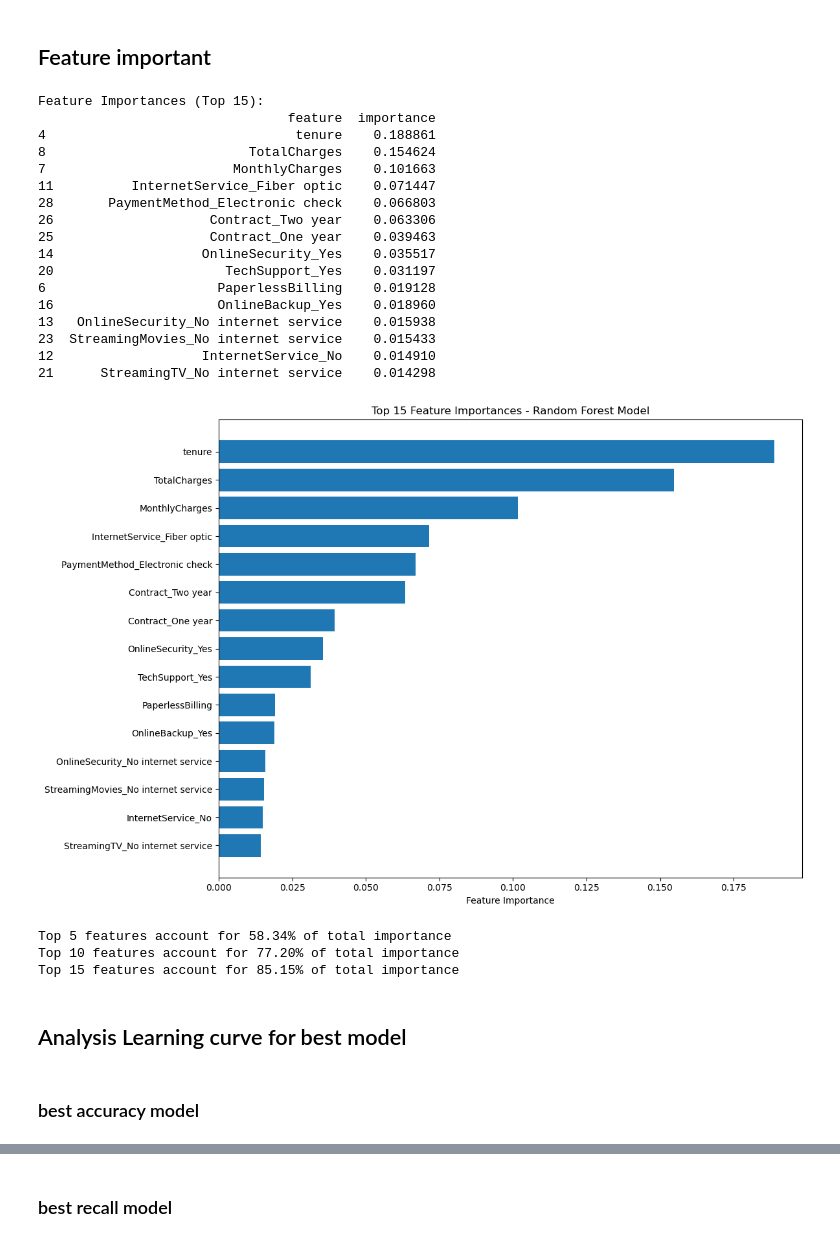
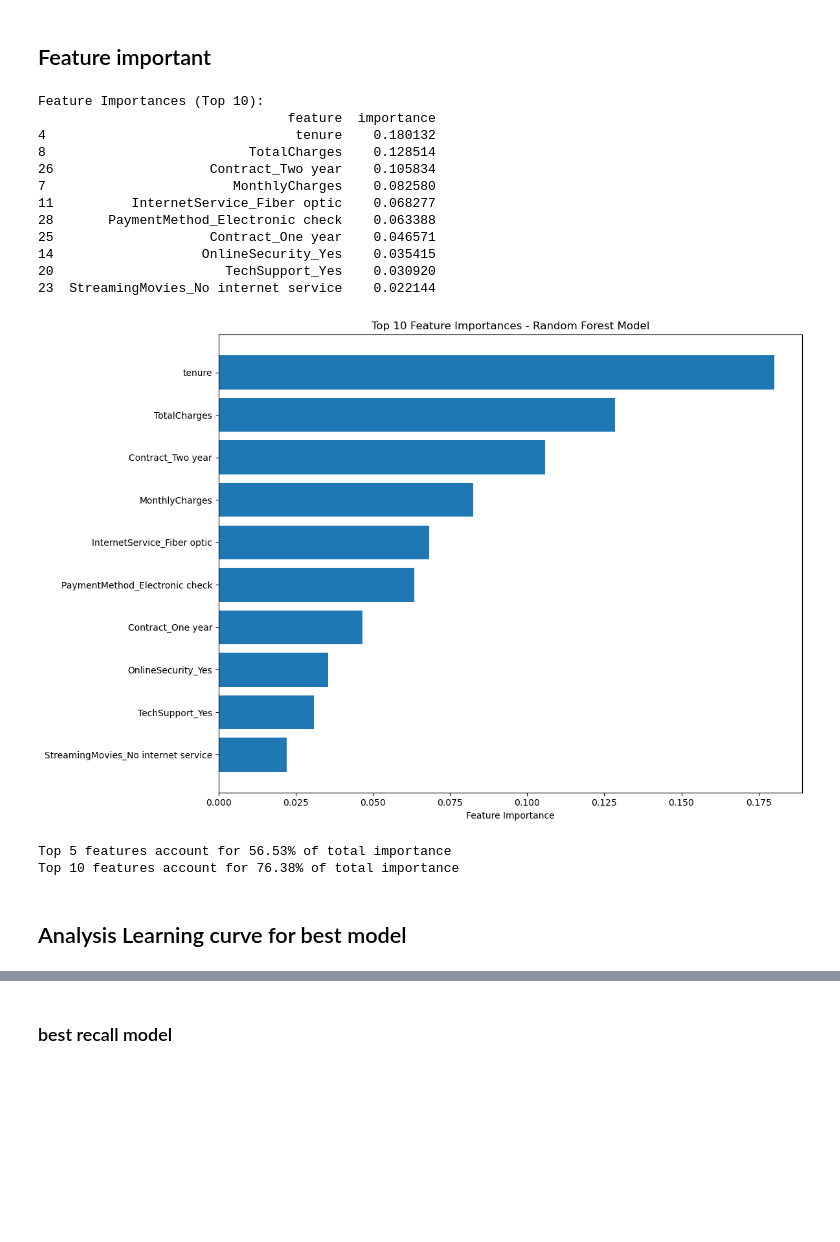
Before and after one commit to yeshwanthkonk/TelecomChurnPrediction_HybridModel_UVIC_503, a Jupyter notebook: churn_prediction_random_forest_v2.ipynb, the cells around one changed output, grey strips where cells are left out. Cells and saved outputs as stored; diff of their text form; code cells hidden in the pictures; blank space fills up the shorter version.

```diff
--- a/churn_prediction_random_forest_v2.ipynb
+++ b/churn_prediction_random_forest_v2.ipynb
@@ -495,0 +525,32 @@ weighted avg       0.80      0.75      0.77      1407
+# %%
+import pickle
+
+# Save the best recall model to pickle file
+with open('best_rf_recall_model.pkl', 'wb') as f:
+    pickle.dump(best_rf, f)
+
+# Calculate AUC for the best model
+from sklearn.metrics import roc_auc_score, roc_curve
+
+# Get prediction probabilities for AUC calculation
+y_pred_proba = best_rf.predict_proba(X_test)[:, 1]  # Probabilities for positive class (churn)
+
+# Calculate AUC
+auc_score = roc_auc_score(y_test, y_pred_proba)
+print(f"\nAUC Score: {auc_score:.4f}")
+
+# Plot ROC curve
+fpr, tpr, thresholds = roc_curve(y_test, y_pred_proba)
+
+plt.figure(figsize=(8, 6))
+plt.plot(fpr, tpr, color='darkorange', lw=2, label=f'ROC curve (AUC = {auc_score:.4f})')
+plt.plot([0, 1], [0, 1], color='navy', lw=2, linestyle='--', label='Random classifier')
+plt.xlim([0.0, 1.0])
+plt.ylim([0.0, 1.05])
+plt.xlabel('False Positive Rate')
+plt.ylabel('True Positive Rate')
+plt.title('Receiver Operating Characteristic (ROC) Curve')
+plt.legend(loc="lower right")
+plt.grid(True, alpha=0.3)
+plt.tight_layout()
+plt.show()
@@ -497,57 +561,48 @@ weighted avg       0.80      0.75      0.77      1407
 ## Feature important
 # %%
 # Extract feature importances from the best Random Forest model
-feature_importances = best_rf_accuracy.feature_importances_
+feature_importances = best_rf.feature_importances_
 feature_names = X_train.columns
 
 # Create a dataframe for better visualization
 importance_df = pd.DataFrame({
     'feature': feature_names,
     'importance': feature_importances
 }).sort_values('importance', ascending=False)
 
-print("Feature Importances (Top 15):")
-print(importance_df.head(15))
+print("Feature Importances (Top 10):")
+print(importance_df.head(10))
 
 # Plot feature importances
 plt.figure(figsize=(12, 8))
-top_features = importance_df.head(15)
+top_features = importance_df.head(10)
 plt.barh(range(len(top_features)), top_features['importance'])
 plt.yticks(range(len(top_features)), top_features['feature'])
 plt.xlabel('Feature Importance')
-plt.title('Top 15 Feature Importances - Random Forest Model')
+plt.title('Top 10 Feature Importances - Random Forest Model')
 plt.gca().invert_yaxis()
 plt.tight_layout()
 plt.show()
 
 # Display cumulative importance
 cumulative_importance = np.cumsum(importance_df['importance'])
 print(f"\nTop 5 features account for {cumulative_importance.iloc[4]:.2%} of total importance")
 print(f"Top 10 features account for {cumulative_importance.iloc[9]:.2%} of total importance")
-print(f"Top 15 features account for {cumulative_importance.iloc[14]:.2%} of total importance")
 # %% [output]
-Feature Importances (Top 15):
+Feature Importances (Top 10):
                                 feature  importance
-4                                tenure    0.188861
-8                          TotalCharges    0.154624
-7                        MonthlyCharges    0.101663
-11          InternetService_Fiber optic    0.071447
-28       PaymentMethod_Electronic check    0.066803
-26                    Contract_Two year    0.063306
-25                    Contract_One year    0.039463
-14                   OnlineSecurity_Yes    0.035517
-20                      TechSupport_Yes    0.031197
-6                      PaperlessBilling    0.019128
-16                     OnlineBackup_Yes    0.018960
-13   OnlineSecurity_No internet service    0.015938
-23  StreamingMovies_No internet service    0.015433
-12                   InternetService_No    0.014910
-21      StreamingTV_No internet service    0.014298
+4                                tenure    0.180132
+8                          TotalCharges    0.128514
+26                    Contract_Two year    0.105834
+7                        MonthlyCharges    0.082580
+11          InternetService_Fiber optic    0.068277
+28       PaymentMethod_Electronic check    0.063388
+25                    Contract_One year    0.046571
+14                   OnlineSecurity_Yes    0.035415
+20                      TechSupport_Yes    0.030920
+23  StreamingMovies_No internet service    0.022144
-[figure, old version]
+[figure, new version]
-Top 5 features account for 58.34% of total importance
-Top 10 features account for 77.20% of total importance
-Top 15 features account for 85.15% of total importance
+Top 5 features account for 56.53% of total importance
+Top 10 features account for 76.38% of total importance
 # %% [markdown]
 ## Analysis Learning curve for best model
-# %% [markdown]
-### best accuracy model
```
Also changed, not shown: parts of 10 cells of this notebook.
